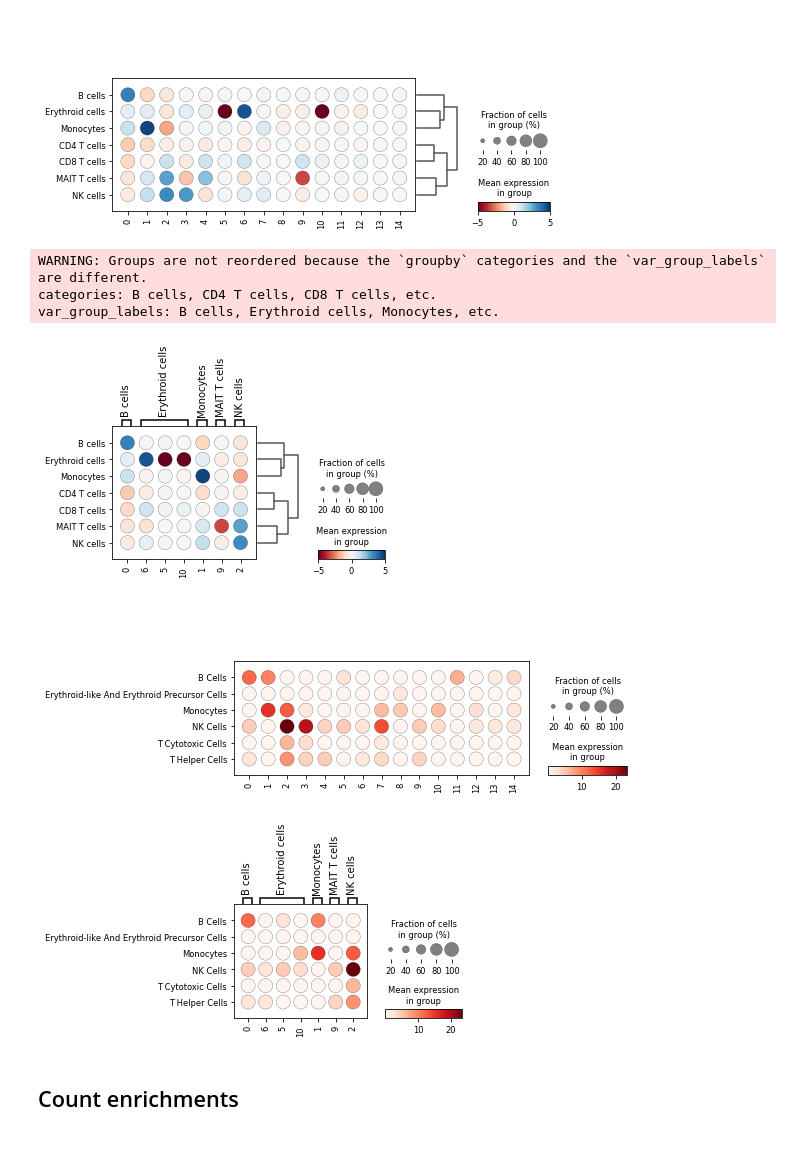
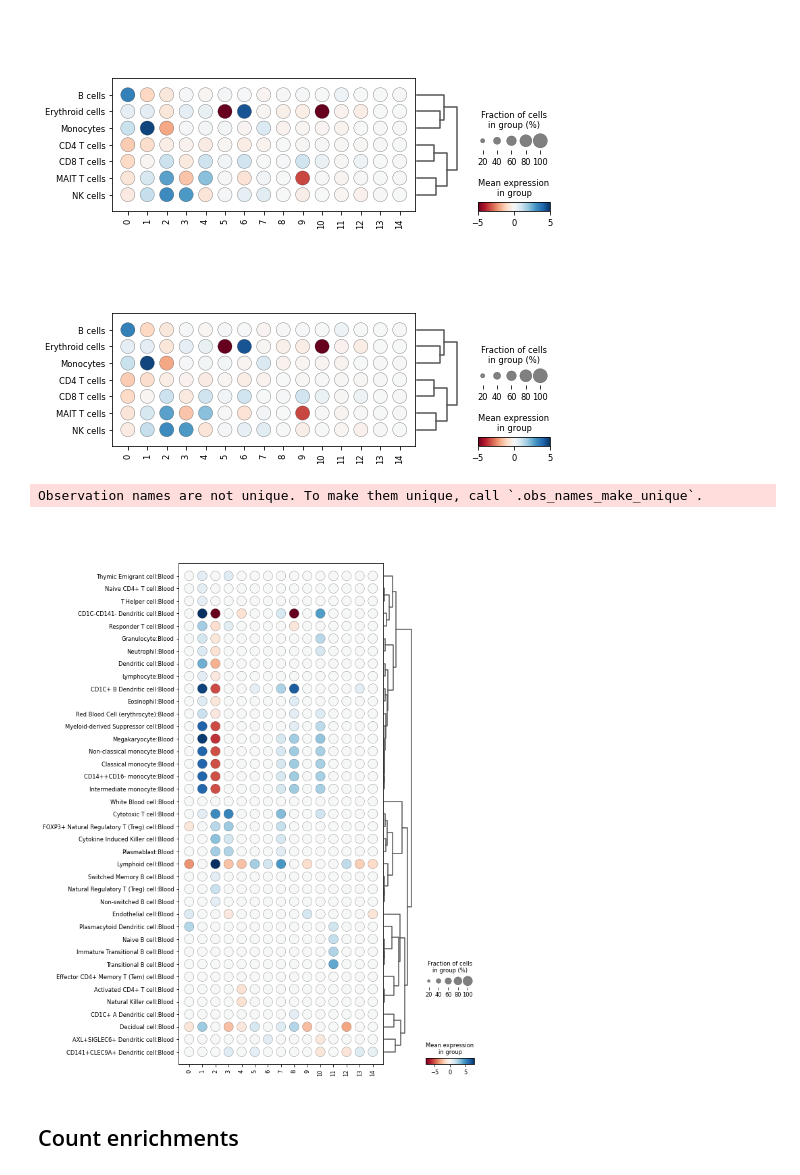
Before and after one commit to cantinilab/mowgli_reproducibility, a Jupyter notebook: visualize/visualize_enrichment.ipynb, the cells around one changed output. Drawn from its saved outputs; the diff is of its cells as text; code cells hidden in the pictures; blank space fills up the shorter version.

```diff
--- a/visualize/visualize_enrichment.ipynb
+++ b/visualize/visualize_enrichment.ipynb
@@ -156,2 +155,0 @@ enr.set_index("native").loc[terms_in_mofa_only].sort_values("intersection_size",
-# %%
-enr.set_index("native").loc[terms_in_mowgli_only].sort_values("intersection_size", ascending=False).head()
@@ -269,7 +253,17 @@ sc.pl.dotplot(mowgli_embedding, markers, groupby="leiden", dendrogram=True, expr
+# %%
+celltypes = enr["native"][enr["native"].str.contains(":Blood", regex=False)].unique()
+# celltypes = enr["native"][enr["native"].str.contains(":Peripheral Blood", regex=False)].unique()
 # %%
-mowgli_pvals = ad.AnnData(1e-3 + np.zeros((len(celltypes), mowgli_embedding.n_vars)))
+mowgli_pvals = ad.AnnData(1e-3*np.random.rand(len(celltypes), mowgli_embedding.n_vars) + np.zeros((len(celltypes), mowgli_embedding.n_vars)))
 mowgli_pvals.obs_names = celltypes
 mowgli_pvals.var_names = mowgli_embedding.var_names
+
+mowgli_pvals2 = ad.AnnData(1e-3*np.random.rand(len(celltypes), mowgli_embedding.n_vars) + np.zeros((len(celltypes), mowgli_embedding.n_vars)))
+mowgli_pvals2.obs_names = celltypes
+mowgli_pvals2.var_names = mowgli_embedding.var_names
+
+mowgli_pvals = ad.concat((mowgli_pvals, mowgli_pvals2))
+
 for i, celltype in enumerate(celltypes):
     idx = enr["native"] == celltype
     idx &= enr["method"] == "mowgli"
@@ -299,43 +284,36 @@ sc.pl.dotplot(mofa_embedding, mofa_embedding.var_names, groupby="leiden", dendro
 [figure]
 # %%
 sc.tl.dendrogram(mofa_embedding, groupby="leiden")
-markers = {
-    "B cells": ["0"],
-    "Erythroid cells": ["6", "5", "10"],
-    "Monocytes": ["1"],
-    "MAIT T cells": ["9"],
-    "NK cells": ["2"],
-}
-sc.pl.dotplot(mofa_embedding, markers, groupby="leiden", dendrogram=True, cmap="RdBu", vmin=-5, vmax=5, expression_cutoff=-100, )
+sc.pl.dotplot(mofa_embedding, mofa_embedding.var_names, groupby="leiden", dendrogram=True, cmap="RdBu", vmin=-5, vmax=5, expression_cutoff=-100, )
 # %% [output]
-WARNING: Groups are not reordered because the `groupby` categories and the `var_group_labels` are different.
-categories: B cells, CD4 T cells, CD8 T cells, etc.
-var_group_labels: B cells, Erythroid cells, Monocytes, etc.
-[figure, old version]
+[figure, new version]
 # %%
-mofa_pvals = ad.AnnData(1e-3 + np.zeros((len(celltypes), mofa_embedding.n_vars)))
+mofa_pvals = ad.AnnData(1e-3*np.random.rand(len(celltypes), mofa_embedding.n_vars) + np.zeros((len(celltypes), mofa_embedding.n_vars)))
 mofa_pvals.obs_names = celltypes
 mofa_pvals.var_names = mofa_embedding.var_names
+
+mofa_pvals2 = ad.AnnData(1e-3*np.random.rand(len(celltypes), mofa_embedding.n_vars) + np.zeros((len(celltypes), mofa_embedding.n_vars)))
+mofa_pvals2.obs_names = celltypes
+mofa_pvals2.var_names = mofa_embedding.var_names
+
+mofa_pvals = ad.concat((mofa_pvals, mofa_pvals2))
+
 for i, celltype in enumerate(celltypes):
     idx = enr["native"] == celltype
-    idx &= enr["method"] == "mofa"
+    idx &= enr["query"].str.startswith("top_mofa")
     mofa_pvals.X[i, enr.loc[idx, "dim"]] = enr.loc[idx, "minlogp"]
+
+    idx = enr["native"] == celltype
+    idx &= enr["query"].str.startswith("bottom_mofa")
+    mofa_pvals.X[i, enr.loc[idx, "dim"]] = -enr.loc[idx, "minlogp"]
 mofa_pvals.obs["celltype"] = pd.Categorical(mofa_pvals.obs_names)
+# %% [output]
+Observation names are not unique. To make them unique, call `.obs_names_make_unique`.
 # %%
-sc.pl.dotplot(mofa_pvals, mofa_pvals.var_names, groupby="celltype", expression_cutoff=0)
+sc.tl.dendrogram(mofa_pvals, groupby="celltype")
+sc.pl.dotplot(mofa_pvals, mofa_pvals.var_names, groupby="celltype", expression_cutoff=-100, dendrogram=True, vmin=-8, vmax=8, cmap="RdBu")
 # %% [output]
-[figure, old version]
+[figure, new version]
-# %%
-markers = {
-    "B cells": ["0"],
-    "Erythroid cells": ["6", "5", "10"],
-    "Monocytes": ["1"],
-    "MAIT T cells": ["9"],
-    "NK cells": ["2"],
-}
-sc.pl.dotplot(mofa_pvals, markers, groupby="celltype")
-# %% [output]
-[figure, removed]
 # %% [markdown]
 ## Count enrichments
 # %%
```
Also changed, not shown: parts of 19 cells of this notebook, 4 other files.
